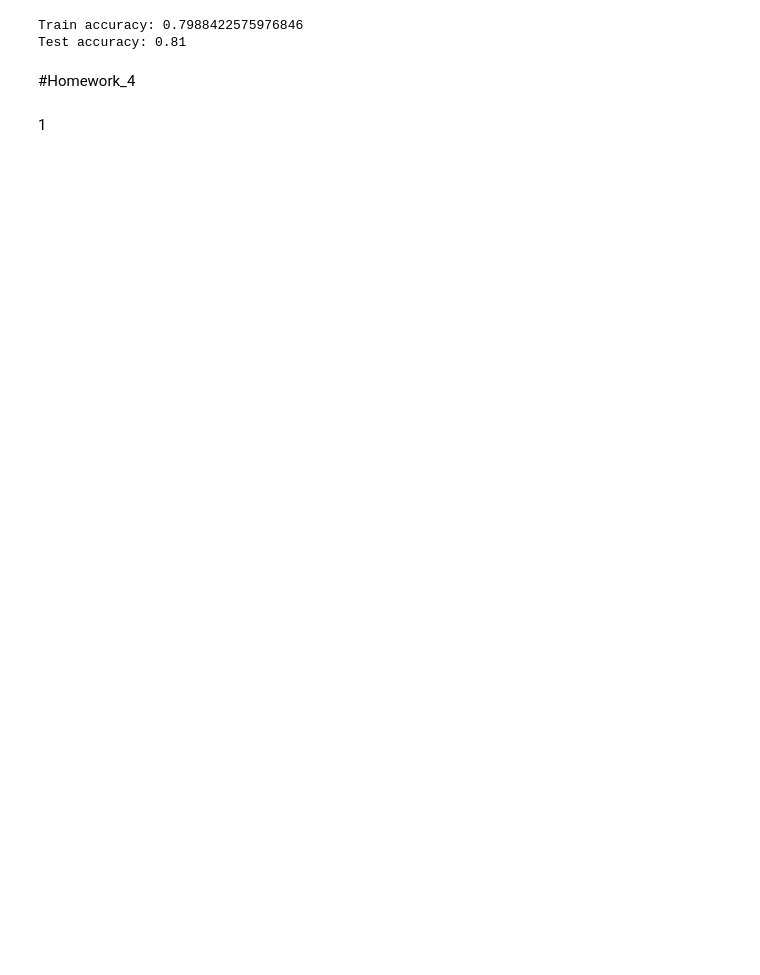
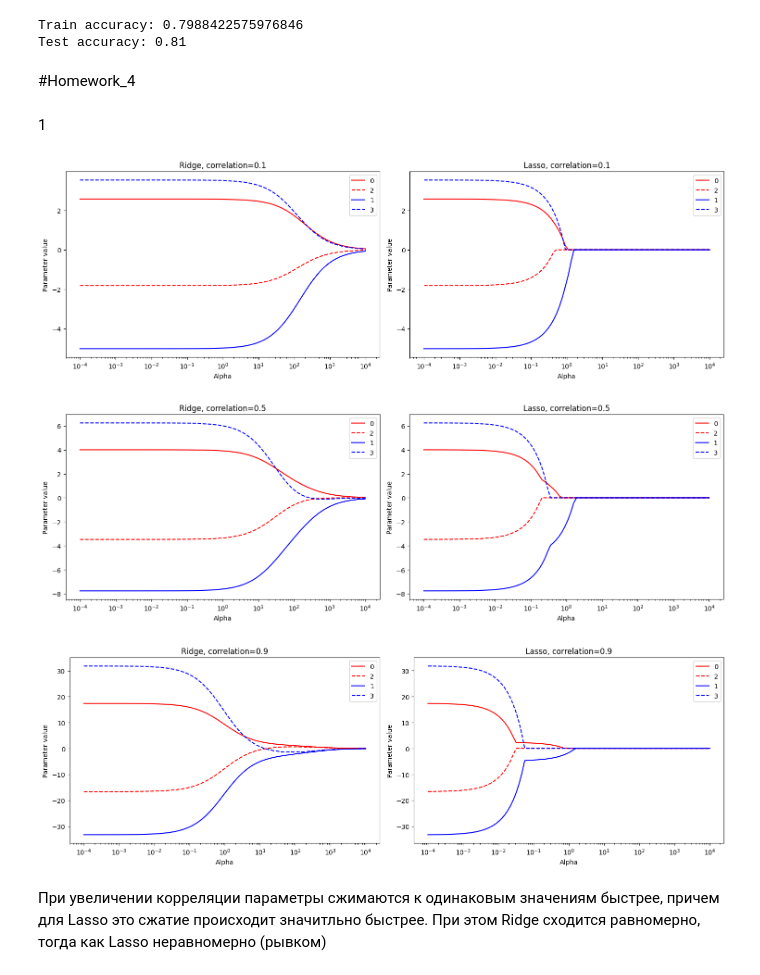
Before and after one commit to silvesttrnovikov-crypto/Homework_, a Jupyter notebook: untitl.ipynb, the cells around one changed output. Drawn from its saved outputs; the diff is of its cells as text; code cells hidden in the pictures; blank space fills up the shorter version.

```diff
--- a/untitl.ipynb
+++ b/untitl.ipynb
@@ -256,0 +262,58 @@ Test accuracy: 0.81
+# %%
+
+from tqdm import tqdm
+def gen_data(N, correlation=0.5):
+    X = np.random.uniform(-1., 1., size=(N, 4))
+    y = X @ [2.3, -4.7, -1.7, 3.2]
+    X[:,2:] = correlation * X[:,:2] + (1 - correlation) * X[:,2:]
+    y += np.random.normal(size=y.shape)
+    return X, y
+
+for correlation in [0.1, 0.5, 0.9]:
+    X, y = gen_data(500, correlation)
+    alpha_values = np.logspace(-4, 4, 100, base=10)
+
+    params_ridge = []
+    params_lasso = []
+
+    for alpha in tqdm(alpha_values):
+        ridge = Ridge(alpha=alpha, fit_intercept=False)
+        ridge.fit(X, y)
+        params_ridge.append(ridge.coef_)
+
+        lasso = Lasso(alpha=alpha, fit_intercept=False, max_iter=10000)
+        lasso.fit(X, y)
+        params_lasso.append(lasso.coef_)
+
+    plt.figure(figsize=(15, 5))
+
+    plt.subplot(1, 2, 1)
+    plt.plot(alpha_values, [p[0] for p in params_ridge], 'r-', label='0')
+    plt.plot(alpha_values, [p[2] for p in params_ridge], 'r--', label='2')
+    plt.plot(alpha_values, [p[1] for p in params_ridge], 'b-', label='1')
+    plt.plot(alpha_values, [p[3] for p in params_ridge], 'b--', label='3')
+    plt.xscale('log')
+    plt.xlabel('Alpha')
+    plt.ylabel('Parameter value')
+    plt.title(f'Ridge, correlation={correlation}')
+    plt.legend()
+
+    plt.subplot(1, 2, 2)
+    plt.plot(alpha_values, [p[0] for p in params_lasso], 'r-', label='0')
+    plt.plot(alpha_values, [p[2] for p in params_lasso], 'r--', label='2')
+    plt.plot(alpha_values, [p[1] for p in params_lasso], 'b-', label='1')
+    plt.plot(alpha_values, [p[3] for p in params_lasso], 'b--', label='3')
+    plt.xscale('log')
+    plt.xlabel('Alpha')
+    plt.ylabel('Parameter value')
+    plt.title(f'Lasso, correlation={correlation}')
+    plt.legend()
+
+    plt.tight_layout()
+    plt.show()
+# %% [output]
+[figure, added]
+[figure, added]
+[figure, added]
+# %% [markdown]
+При увеличении корреляции параметры сжимаются к одинаковым значениям быстрее, причем для Lasso это сжатие происходит значитльно быстрее. При этом Ridge сходится равномерно, тогда как Lasso неравномерно (рывком)
```
Also changed, not shown: parts of 1 cell of this notebook.
